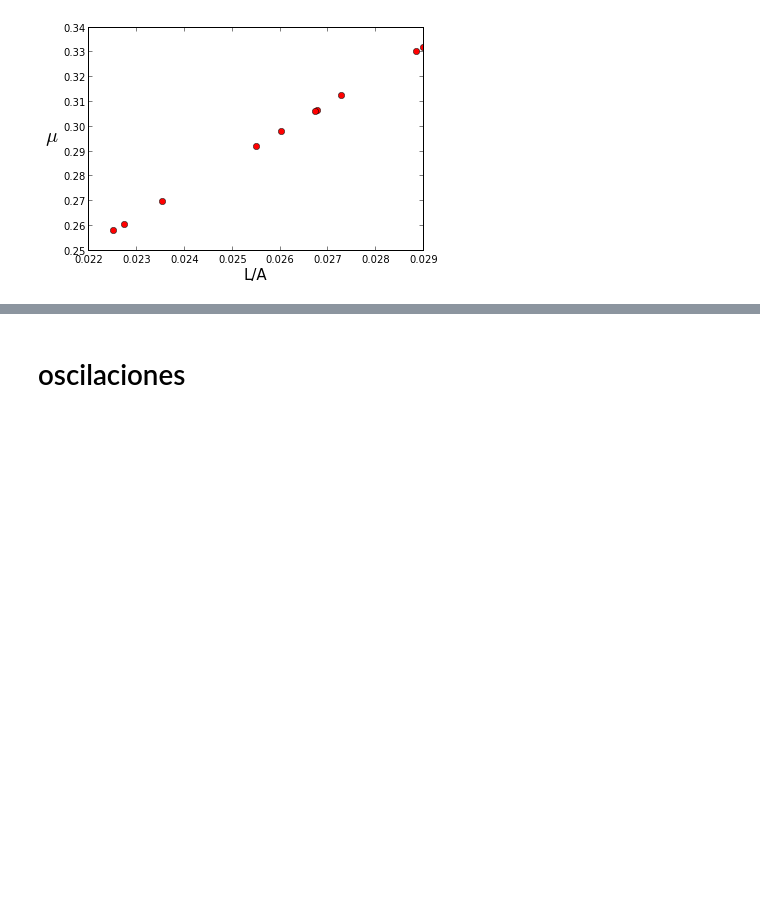
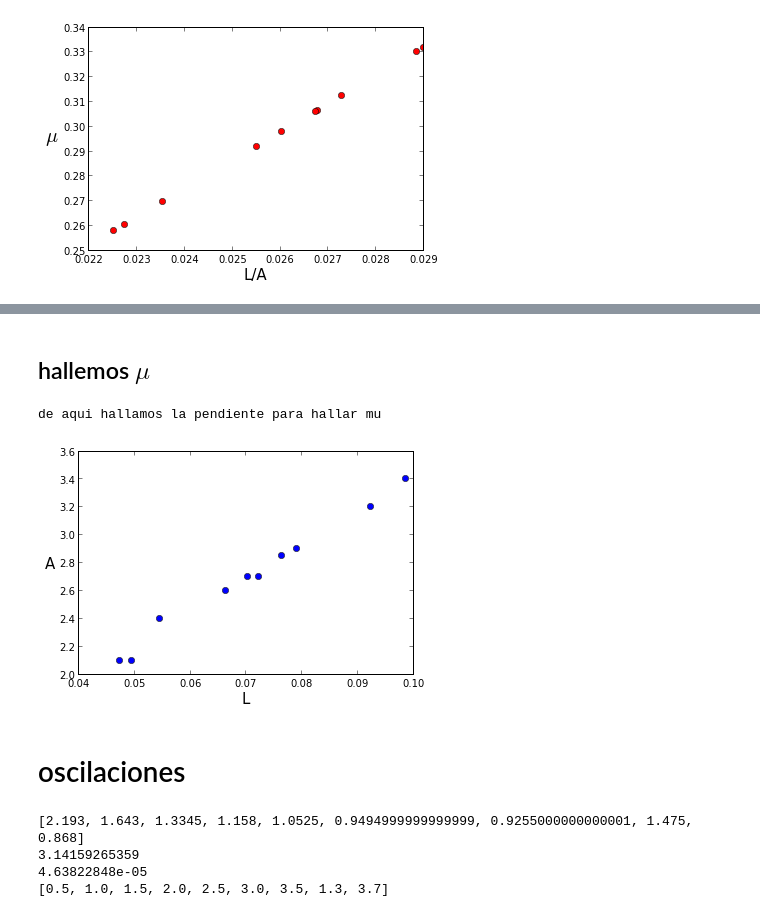
Before and after one commit to daniel-lozano/lab-intermedio, a Jupyter notebook: torque/Magnetico.ipynb, the cells around one changed output, grey strips where cells are left out. Saved outputs shown, nothing was run; the diff lists cells and outputs as text; code cells hidden in the pictures; blank space fills up the shorter version.

```diff
--- a/torque/Magnetico.ipynb
+++ b/torque/Magnetico.ipynb
@@ -61,2 +92,12 @@ ylabel("$ \mu $",rotation="horizontal",size=20)
+# %% [markdown]
+## hallemos $\mu$
+# %%
+plot(L,A,"bo")
+xlabel("L ",size=15)
+ylabel("A ",rotation="horizontal",size=15)
+print "de aqui hallamos la pendiente para hallar mu"
+# %% [output]
+de aqui hallamos la pendiente para hallar mu
+[figure, added]
 # %% [markdown]
 # oscilaciones
@@ -62,0 +113,7 @@ ylabel("$ \mu $",rotation="horizontal",size=20)
+# %%
+print T,"\n",pi,"\n",I,"\n",A
+# %% [output]
+[2.193, 1.643, 1.3345, 1.158, 1.0525, 0.9494999999999999, 0.9255000000000001, 1.475, 0.868]
+3.14159265359
+4.63822848e-05
+[0.5, 1.0, 1.5, 2.0, 2.5, 3.0, 3.5, 1.3, 3.7]
```
Also changed, not shown: parts of 29 cells of this notebook.
